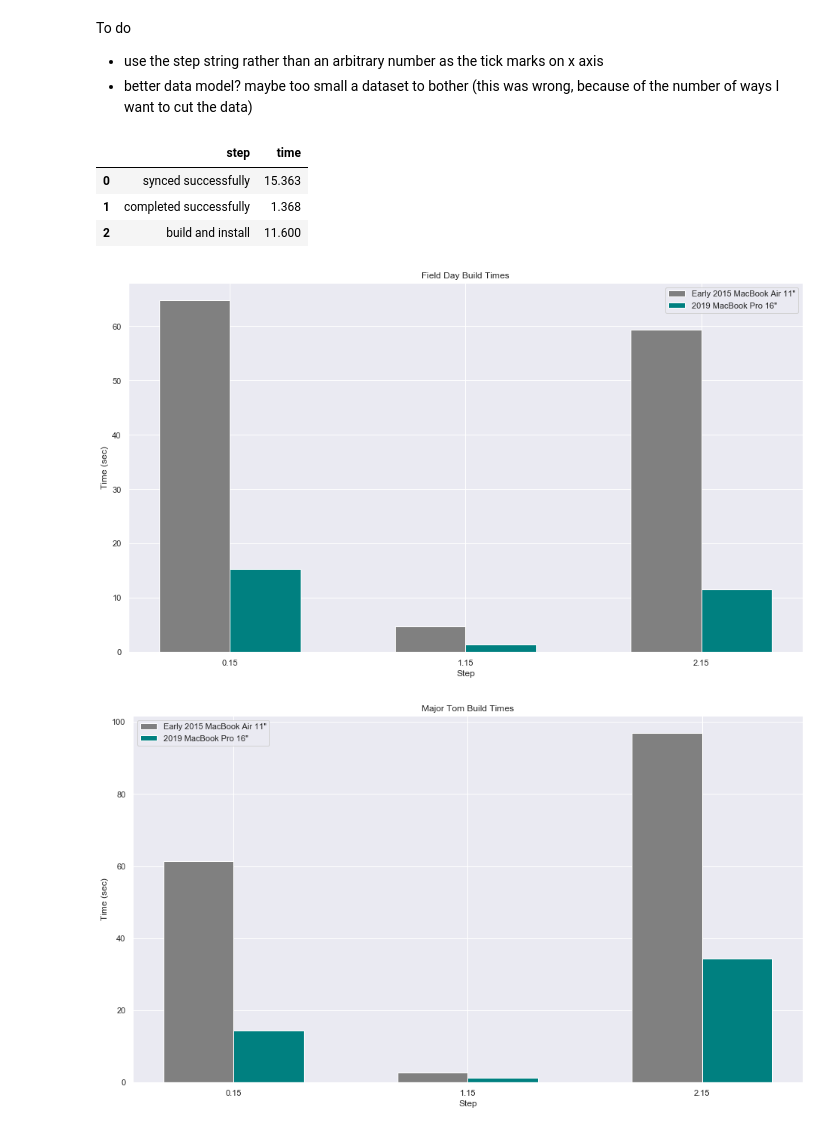
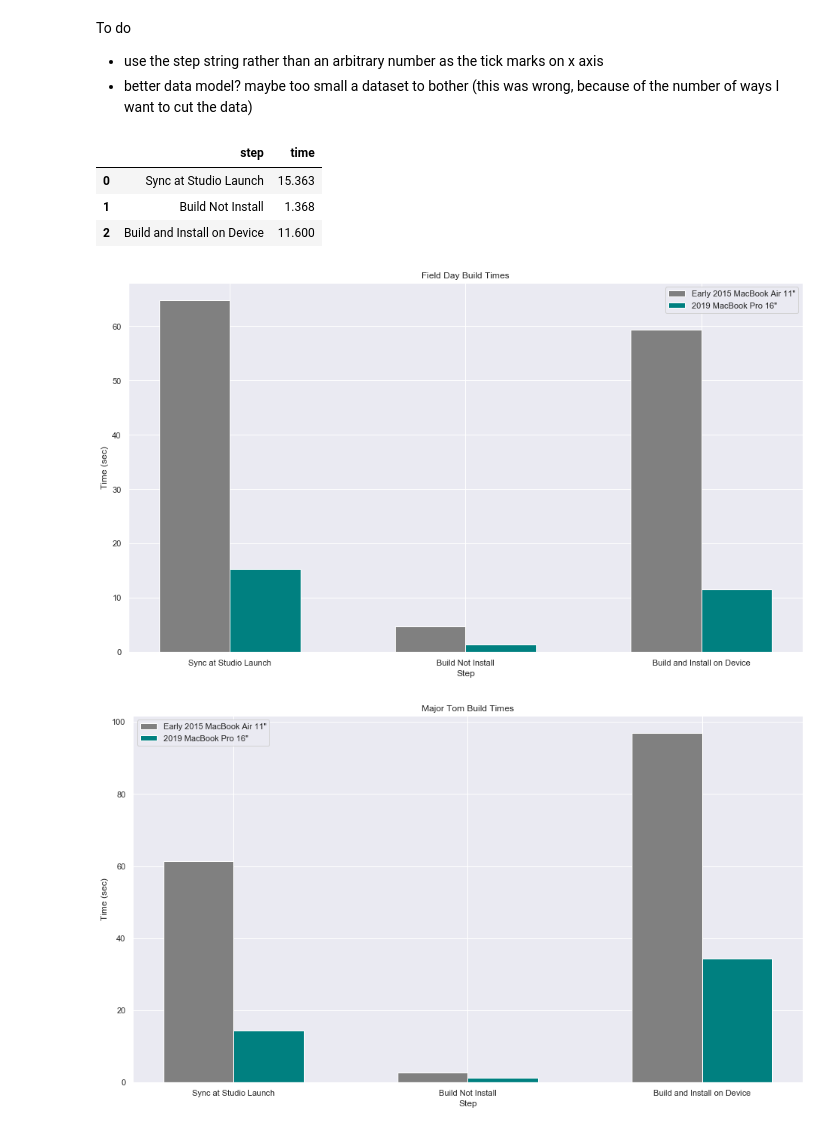
Before and after one commit to craigearley/studio-build-time-comparison, a Jupyter notebook: android-studio-build-comparison.ipynb, the cells around one changed output. Saved outputs shown, nothing was run; the diff lists cells and outputs as text; code cells hidden in the pictures.

Commit message:
edits initial dataset, displays both different plots through one cell

```diff
--- a/android-studio-build-comparison.ipynb
+++ b/android-studio-build-comparison.ipynb
@@ -8,7 +8,6 @@ import datetime
 filename = 'android-studio-data.csv'
 studio_data = pd.read_csv(filename,header=None)
 studio_data = studio_data.rename(columns={0:"app",1:"laptop",2:"step",3:"time"})
-studio_data['app'] = studio_data['app'].replace({"fieldday":"Field Day","majortom":"Major Tom"})
 studio_data.index.names=['id']
 studio_data
 # %% [output]
@@ -61,42 +60,39 @@ new_majortom = studio_data[(studio_data.laptop=='new') & (studio_data.app=='Majo
 new_fieldday
 # %% [output]
 |  | step | time |
-| 0 | synced successfully | 15.363 |
-| 1 | completed successfully | 1.368 |
-| 2 | build and install | 11.600 |
+| 0 | Sync at Studio Launch | 15.363 |
+| 1 | Build Not Install | 1.368 |
+| 2 | Build and Install on Device | 11.600 |
 # %%
 sns.set()
 
 fig, ax = plt.subplots(figsize=(16,9))
 index = new_fieldday.index
 bar_width = 0.3
 
 bars_old = plt.bar(index, old_fieldday['time'], bar_width, color='gray', label='Early 2015 MacBook Air 11\"')
 bars_new = plt.bar(index + bar_width, new_fieldday['time'], bar_width, color='teal', label='2019 MacBook Pro 16\"')
 
 plt.xlabel('Step')
 plt.ylabel('Time (sec)')
 plt.title('Field Day Build Times')
-plt.xticks(index+0.5*bar_width)
+plt.xticks(index+0.5*bar_width, studio_data.step)
 plt.legend()
 plt.show()
+
+fig, ax = plt.subplots(figsize=(16,9))
+index = new_majortom.index
+bar_width = 0.3
+
+bars_old = plt.bar(index, old_majortom['time'], bar_width, color='gray', label='Early 2015 MacBook Air 11\"')
+bars_new = plt.bar(index + bar_width, new_majortom['time'], bar_width, color='teal', label='2019 MacBook Pro 16\"')
+
+plt.xlabel('Step')
+plt.ylabel('Time (sec)')
+plt.title('Major Tom Build Times')
+plt.xticks(index+0.5*bar_width, studio_data.step)
+plt.legend()
+plt.show()
 # %% [output]
-[figure, old version]
+[figure, new version]
+[figure, added]
-# %%
-sns.set()
-
-fig, ax = plt.subplots(figsize=(16,9))
-index = new_majortom.index
-bar_width = 0.3
-
-bars_old = plt.bar(index, old_majortom['time'], bar_width, color='gray', label='Early 2015 MacBook Air 11\"')
-bars_new = plt.bar(index + bar_width, new_majortom['time'], bar_width, color='teal', label='2019 MacBook Pro 16\"')
-
-plt.xlabel('Step')
-plt.ylabel('Time (sec)')
-plt.title('Major Tom Build Times')
-plt.xticks(index+0.5*bar_width)
-plt.legend()
-plt.show()
-# %% [output]
-[figure, removed]
```
Also changed, not shown: parts of 1 cell of this notebook, 1 other file.
